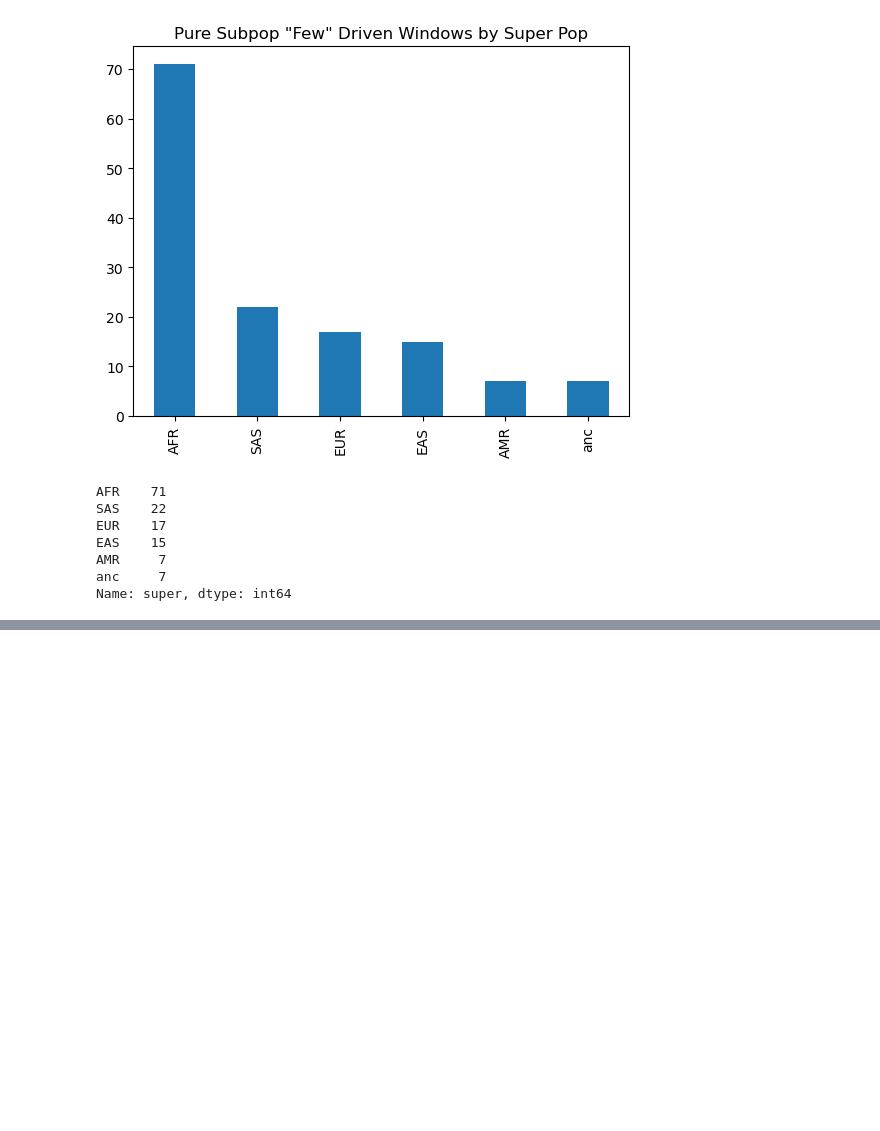
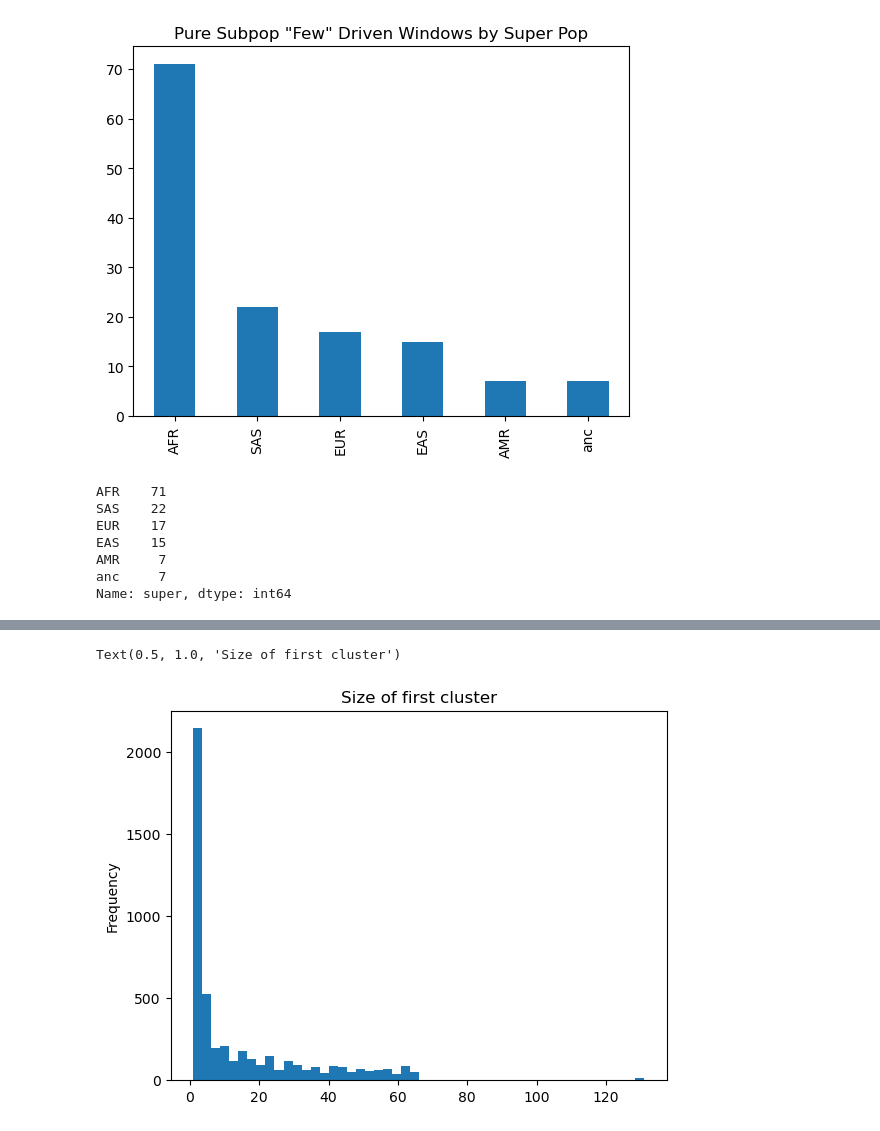
Before and after one commit to erin-n-gilbertson/3DGenome-diversity, a Jupyter notebook: activeNotebooks/clustering.ipynb, the cells around one changed output, grey strips where cells are left out. Cells and saved outputs as stored; diff of their text form; code cells hidden in the pictures; blank space fills up the shorter version.

```diff
--- a/activeNotebooks/clustering.ipynb
+++ b/activeNotebooks/clustering.ipynb
@@ -449,0 +408,2 @@ Name: super, dtype: int64
+# %%
+test = get_cluster_purity(counts_df)
@@ -449,0 +426,6 @@ Name: super, dtype: int64
+# %%
+test.cluster_size.plot.hist(bins=50)
+plt.title('Size of first cluster')
+# %% [output]
+Text(0.5, 1.0, 'Size of first cluster')
+[figure, added]
```
Also changed, not shown: parts of 10 cells of this notebook, 7 other files.
